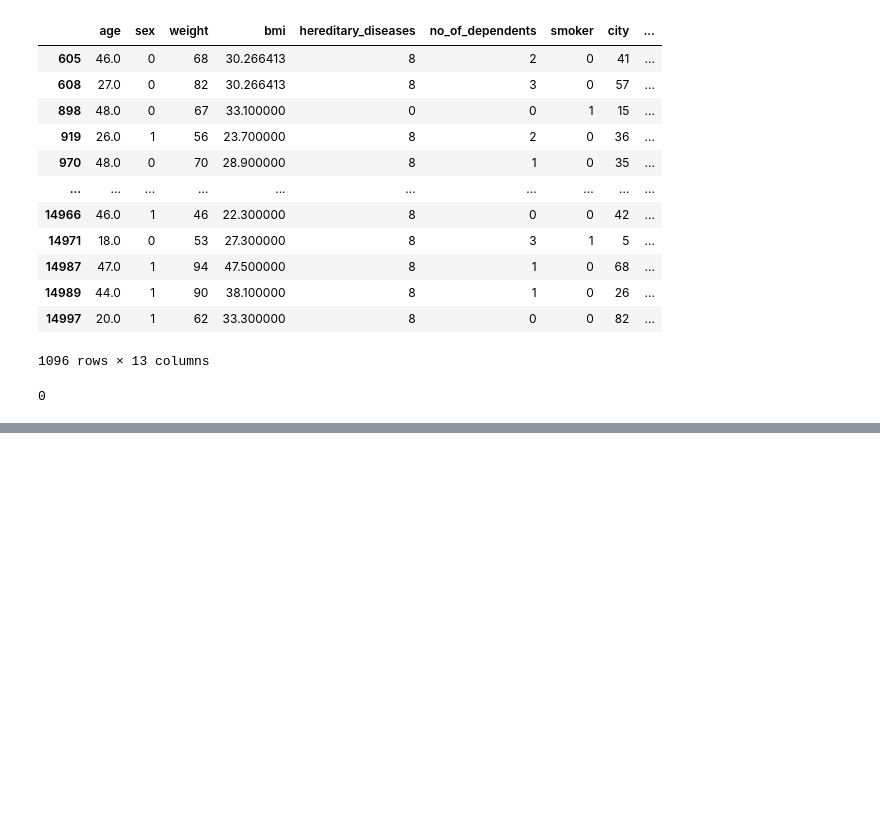
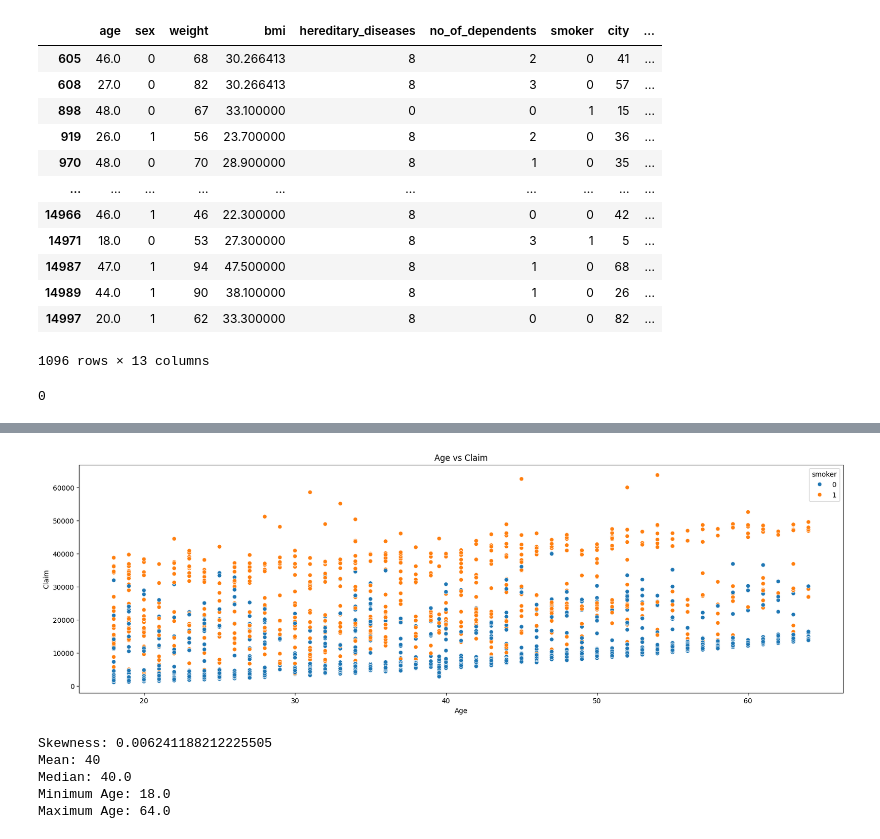
Before and after one commit to arun-ekambaram/Health-Insurance-Claim-Prediction, a Jupyter notebook: experiment.ipynb, the cells around one changed output, grey strips where cells are left out. Cells and saved outputs as stored; diff of their text form; code cells hidden in the pictures; blank space fills up the shorter version.

```diff
--- a/experiment.ipynb
+++ b/experiment.ipynb
@@ -205,0 +242,19 @@ updated_df.duplicated().sum()
+# %%
+plt.figure(figsize=(20, 6))
+sns.scatterplot(x='age', y='claim', data=updated_df, hue='smoker')
+plt.title('Age vs Claim')
+plt.xlabel('Age')
+plt.ylabel('Claim')
+plt.show()
+print(f'Skewness: {updated_df["age"].skew()}')
+print(f'Mean: {(updated_df["age"].mean()):.0f}')
+print(f'Median: {updated_df["age"].median()}')
+print(f'Minimum Age: {updated_df["age"].min()}')
+print(f'Maximum Age: {updated_df["age"].max()}')
+# %% [output]
+[figure, added]
+Skewness: 0.006241188212225505
+Mean: 40
+Median: 40.0
+Minimum Age: 18.0
+Maximum Age: 64.0
```
Also changed, not shown: parts of 20 cells of this notebook.
